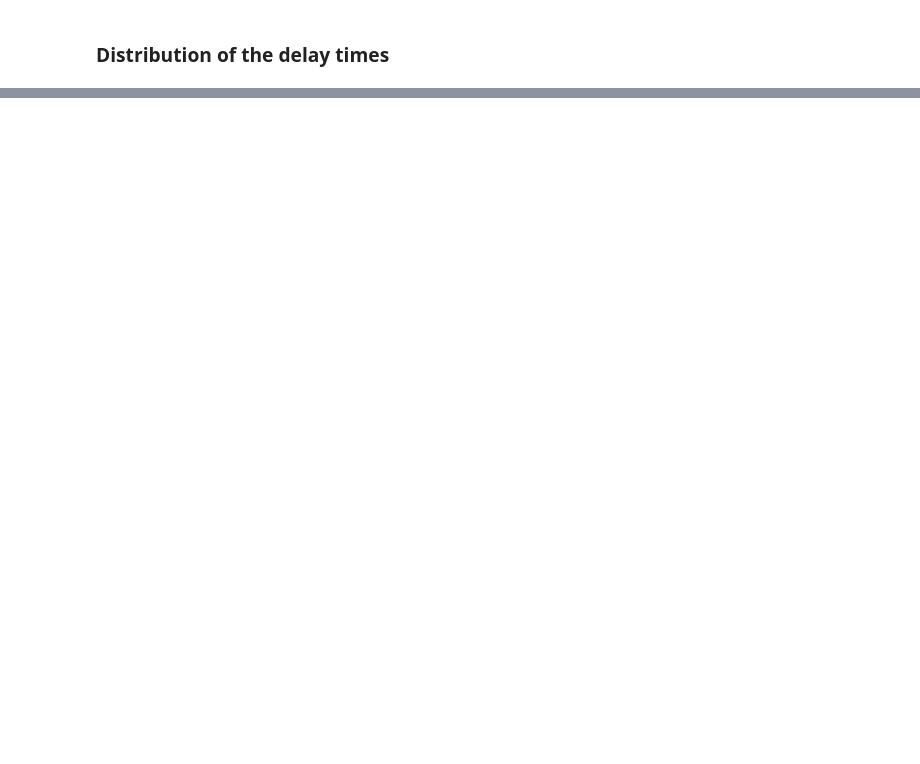
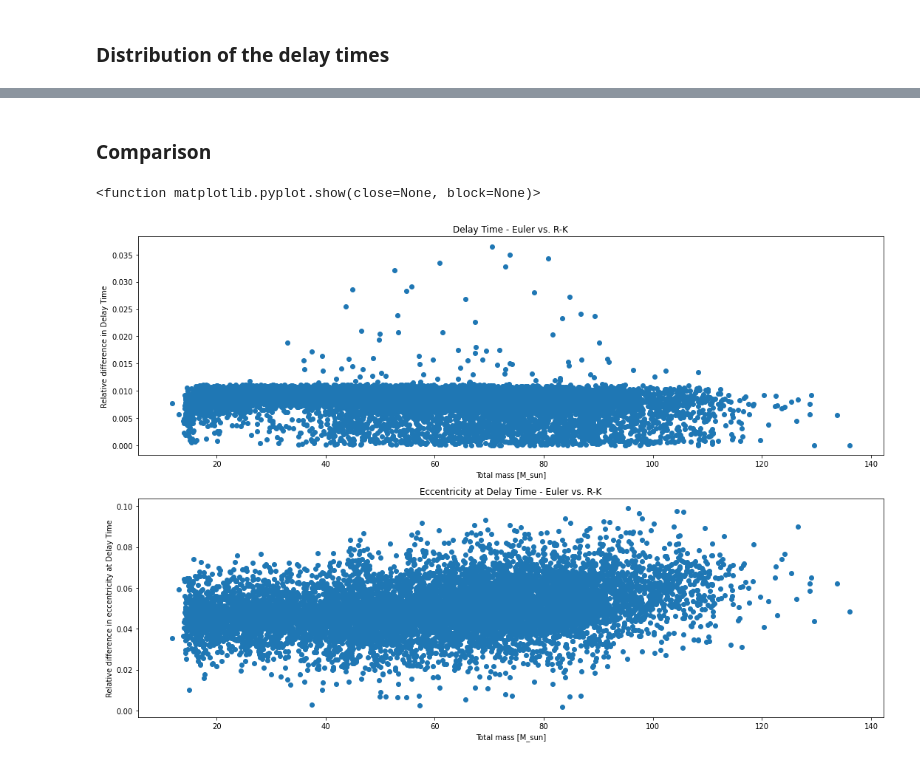
Before and after one commit to Bahadoram/Delay-Time-Dist.-of-Compact-Binary-Objects, a Jupyter notebook: integration.ipynb, the cells around one changed output, grey strips where cells are left out. Cells and saved outputs as stored; diff of their text form; code cells hidden in the pictures; blank space fills up the shorter version.

```diff
--- a/integration.ipynb
+++ b/integration.ipynb
@@ -453,0 +479,23 @@ delay.rename(columns={0:'Delay_Time', 1:'Eccentricity'}, inplace=True)
+# %% [markdown]
+### Comparison
+# %%
+EU = pd.read_csv(dir+'BHBH_Delay_Time_EULER.csv')
+RK = pd.read_csv(dir+'BHBH_Delay_Time_RungeKutta.csv')
+# %%
+fig, ax = plt.subplots(nrows=2, figsize=(15, 10))
+
+ax[0].scatter(EU.Mass_0+EU.Mass_1, abs(EU.Delay_Time-RK.Delay_Time)/EU.Delay_Time)
+ax[0].set_xlabel('Total mass [M_sun]')
+ax[0].set_ylabel('Relative difference in Delay Time')
+ax[0].set_title('Delay Time - Euler vs. R-K')
+
+ax[1].scatter(EU.Mass_0+EU.Mass_1, abs(EU.Eccentricity_Delay-RK.Eccentricity_Delay)/EU.Eccentricity_Delay)
+ax[1].set_xlabel('Total mass [M_sun]')
+ax[1].set_ylabel('Relative difference in eccentricity at Delay Time')
+ax[1].set_title('Eccentricity at Delay Time - Euler vs. R-K')
+
+fig.tight_layout()
+plt.show
+# %% [output]
+<function matplotlib.pyplot.show(close=None, block=None)>
+[figure, added]
```
Also changed, not shown: parts of 15 cells of this notebook, 2 other files.
